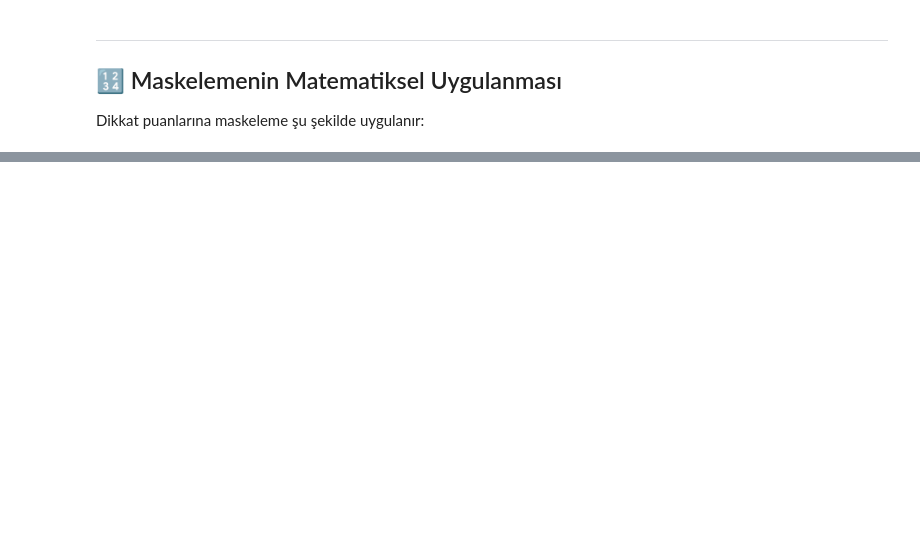
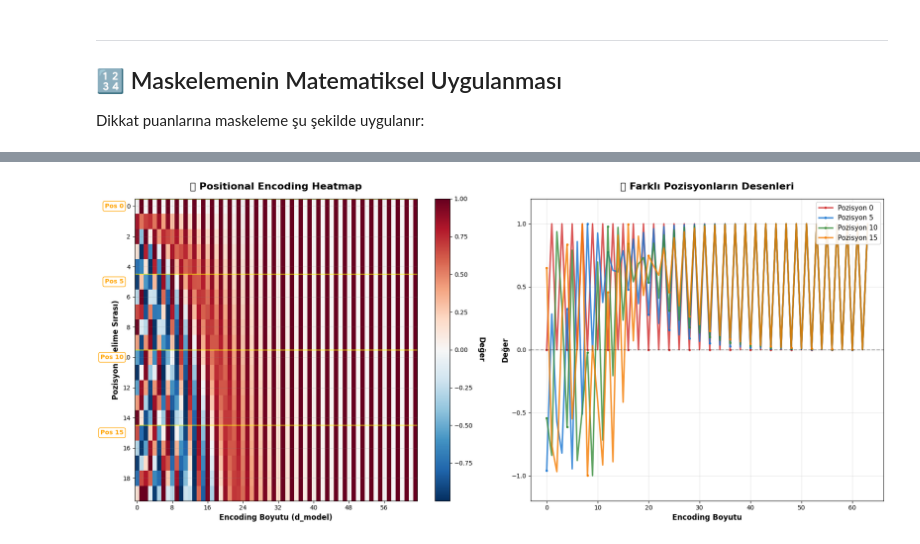
Before and after one commit to cemal-yuksel/finetuningllmwithhuggingface, a Jupyter notebook: 02.trarchandbasicllm/02.qkv-dec-enc.ipynb, the cells around one changed output, grey strips where cells are left out. Saved outputs shown, nothing was run; the diff lists cells and outputs as text; code cells hidden in the pictures; blank space fills up the shorter version.

```diff
--- a/02.trarchandbasicllm/02.qkv-dec-enc.ipynb
+++ b/02.trarchandbasicllm/02.qkv-dec-enc.ipynb
@@ -2262,0 +4329,89 @@ Bir cümle üretirken her kelimenin hangi kelimelere bakabileceğini görelim:
+# %%
+import matplotlib.pyplot as plt
+import numpy as np
+import seaborn as sns
+
+# Positional Encoding hesapla
+def positional_encoding(max_len, d_model):
+    PE = np.zeros((max_len, d_model))
+    for pos in range(max_len):
+        for i in range(0, d_model, 2):
+            PE[pos, i] = np.sin(pos / (10000 ** (i / d_model)))
+            if i + 1 < d_model:
+                PE[pos, i + 1] = np.cos(pos / (10000 ** (i / d_model)))
+    return PE
+
+# Parametreler
+max_len = 20  # 20 kelimelik cümle
+d_model = 64  # 64 boyutlu encoding
+
+# PE hesapla
+PE = positional_encoding(max_len, d_model)
+
+# Görselleştirme
+fig, (ax1, ax2) = plt.subplots(1, 2, figsize=(18, 8))
+
+# ========== PANEL 1: Heatmap ==========
+im = ax1.imshow(PE, cmap='RdBu_r', aspect='auto', interpolation='nearest')
+ax1.set_title('🎨 Positional Encoding Heatmap', fontsize=16, weight='bold', pad=15)
+ax1.set_xlabel('Encoding Boyutu (d_model)', fontsize=12, weight='bold')
+ax1.set_ylabel('Pozisyon (Kelime Sırası)', fontsize=12, weight='bold')
+
+# Colorbar
+cbar = plt.colorbar(im, ax=ax1)
+cbar.set_label('Değer', rotation=270, labelpad=20, fontsize=12, weight='bold')
+
+# Grid ekle
+ax1.set_xticks(np.arange(0, d_model, 8))
+ax1.set_yticks(np.arange(0, max_len, 2))
+ax1.grid(True, which='both', color='gray', linestyle='-', linewidth=0.5, alpha=0.3)
+
+# Önemli pozisyonları vurgula
+for pos in [0, 5, 10, 15]:
+    ax1.axhline(y=pos-0.5, color='yellow', linewidth=2, alpha=0.5)
+    ax1.text(-3, pos, f'Pos {pos}', ha='right', va='center',
+             fontsize=10, weight='bold', color='orange',
+             bbox=dict(boxstyle='round,pad=0.3', facecolor='white', edgecolor='orange'))
+
+# ========== PANEL 2: Belirli Pozisyonların Desenleri ==========
+ax2.set_title('📈 Farklı Pozisyonların Desenleri', fontsize=16, weight='bold', pad=15)
+
+# 4 farklı pozisyon seç
+positions_to_plot = [0, 5, 10, 15]
+colors = ['#D32F2F', '#1976D2', '#388E3C', '#F57C00']
+
+for pos, color in zip(positions_to_plot, colors):
+    ax2.plot(PE[pos, :], linewidth=2.5, label=f'Pozisyon {pos}',
+             color=color, alpha=0.8, marker='o', markersize=3, markevery=4)
+
+ax2.set_xlabel('Encoding Boyutu', fontsize=12, weight='bold')
+ax2.set_ylabel('Değer', fontsize=12, weight='bold')
+ax2.legend(fontsize=11, loc='upper right', framealpha=0.9)
+ax2.grid(True, alpha=0.3)
+ax2.axhline(y=0, color='black', linestyle='--', alpha=0.3)
+ax2.set_ylim(-1.2, 1.2)
+
+plt.tight_layout()
+plt.show()
+
+print("\n" + "="*70)
+print("🎨 HEATMAP YORUMU")
+print("="*70)
+print("\n🔍 Ne Görüyoruz?")
+print("   • Her SATIR (pozisyon) farklı bir RENK DESENİ oluşturuyor")
+print("   • Komşu satırlar (örn: Pos 0 ve Pos 1) benzer ama AYNI DEĞİL")
+print("   • Uzak satırlar (örn: Pos 0 ve Pos 15) ÇOK FARKLI")
+print("\n✅ Bu Neden Önemli?")
+print("   1. Her pozisyon BENZERSIZ bir kod alıyor")
+print("   2. Yakın kelimeler benzer kodlar alıyor (mantıklı!)")
+print("   3. Uzak kelimeler farklı kodlar alıyor (mantıklı!)")
+print("\n🎯 SONUÇ:")
+print("   Positional Encoding, her kelimeye SIRASINA GÖRE benzersiz bir KOD veriyor!")
+print("\n📊 Sağdaki grafikte görüyoruz ki:")
+print("   • Pozisyon 0: Düz bir başlangıç")
+print("   • Pozisyon 5: Hafif dalgalı")
+print("   • Pozisyon 10: Daha fazla dalga")
+print("   • Pozisyon 15: En fazla dalga")
+print("\n   👉 Her pozisyon FARKLİ bir desen oluşturuyor!")
+# %% [output]
+[figure, added]
```
Also changed, not shown: parts of 38 cells of this notebook.
